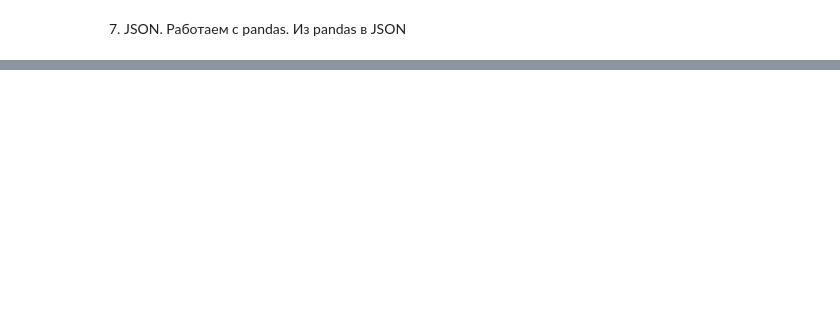
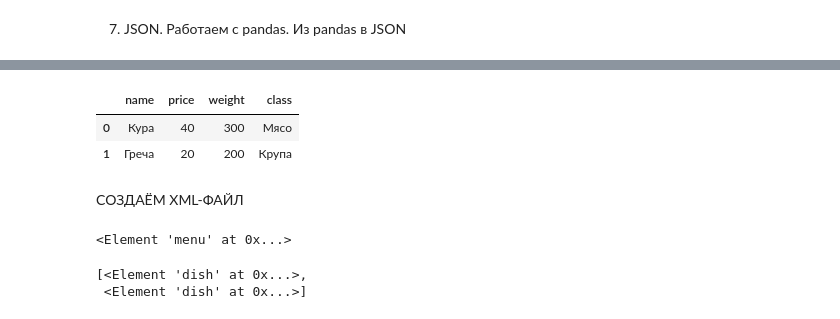
Before and after one commit to Andrdeni/sf_data_science, a Jupyter notebook: PY_16_Как_выгружать_данные_из_файлов/DS_16.ipynb, the cells around one changed output, grey strips where cells are left out. Cells and saved outputs as stored; diff of their text form; code cells hidden in the pictures; blank space fills up the shorter version.

```diff
--- a/PY_16_Как_выгружать_данные_из_файлов/DS_16.ipynb
+++ b/PY_16_Как_выгружать_данные_из_файлов/DS_16.ipynb
@@ -499,0 +543,5 @@ ids = list(df['id'].unique())
+# %%
+import xml.etree.ElementTree as ET # Импортируем модуль ElementTree
+tree = ET.parse('data/menu.xml')
+root = tree.getroot()
+display(root)
@@ -499,0 +596,17 @@ ids = list(df['id'].unique())
+# %%
+#В этом коде реализован следующий алгоритм:
+
+#В первом (внешнем) цикле перебираем потомков корня дерева (root). Потомки перебираются последовательно при помощи переменной dish.
+# Это отдельные блюда из меню.
+#Во втором (вложенном) цикле аналогичным образом перебираем потомков каждого блюда. Этими потомками являются параметры блюда — его цена (price),
+# вес (weight) и класс (class).
+#После этого выводим на экран название блюда (значение атрибута name), название очередного параметра (tag) и его значение (text).
+#Дополнительная функция print() в цикле верхнего уровня предназначена для организации более удобного восприятия информации — между отдельными блюдами
+# будет выведена пустая строка.
+#На выходе получаем:
+
+
+for dish in root:
+    for param in dish:
+        print(dish.attrib['name'], param.tag, param.text)
+    print()
@@ -499,0 +635,38 @@ ids = list(df['id'].unique())
+# %%
+import xml.etree.ElementTree as ET
+tree = ET.parse('data/menu.xml')
+root = tree.getroot()
+
+import pandas as pd
+column_names = ['name', 'price', 'weight', 'class']
+df_list = []
+
+for dish in root:
+    row = [dish.attrib['name'], dish[0].text, dish[1].text, dish[2].text]
+    df_list.append(row)
+    df = pd.DataFrame(df_list, columns=column_names)
+display(df)
+# %% [output]
+|  | name | price | weight | class |
+| 0 | Кура | 40 | 300 | Мясо |
+| 1 | Греча | 20 | 200 | Крупа |
+# %% [markdown]
+СОЗДАЁМ XML-ФАЙЛ
+# %%
+#Чтобы создать корень дерева, используем метод Element() из класса ElementTree:
+
+import xml.etree.ElementTree as ET
+
+new_root = ET.Element('menu')
+display(new_root)
+# %% [output]
+<Element 'menu' at 0x...>
+# %%
+#Добавим в наше меню двух потомков корневого узла, которые будут представлять два блюда, то есть будут узлами dish:
+
+dish1 = ET.SubElement(new_root, 'dish', name='Кура')
+dish2 = ET.SubElement(new_root, 'dish', name='Греча')
+display(list(new_root))
+# %% [output]
+[<Element 'dish' at 0x...>,
+ <Element 'dish' at 0x...>]
```
Also changed, not shown: parts of 36 cells of this notebook, 3 other files.
